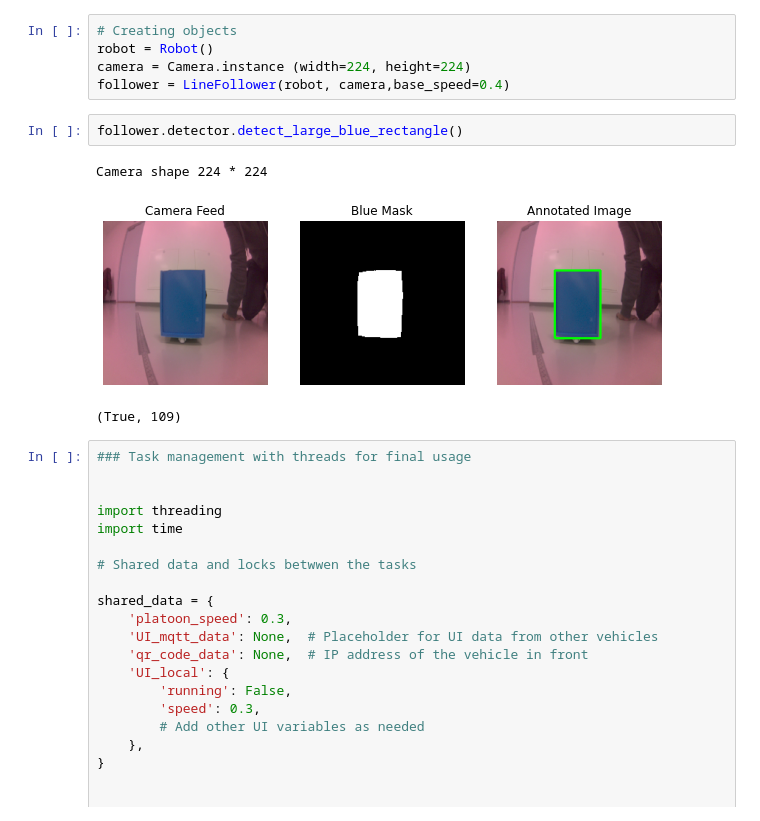
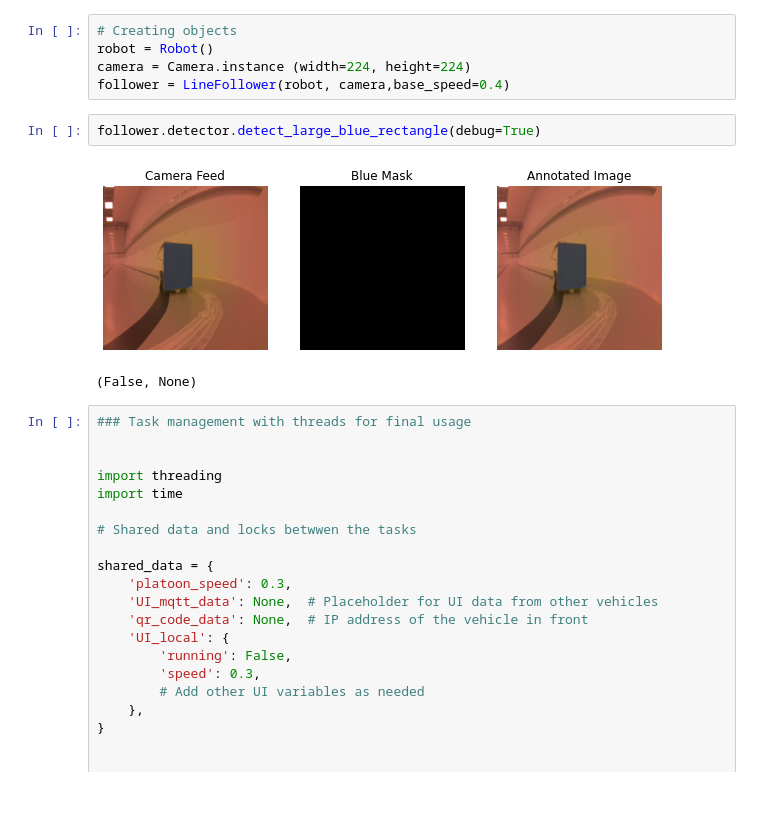
Before and after one commit to jrlundqv/jetbot-platoon, a Jupyter notebook: main_jetbot.ipynb, the cells around one changed output. Cells and saved outputs as stored; diff of their text form.

```diff
--- a/main_jetbot.ipynb
+++ b/main_jetbot.ipynb
@@ -33,11 +33,10 @@ robot = Robot()
 camera = Camera.instance (width=224, height=224)
 follower = LineFollower(robot, camera,base_speed=0.4)
 # %%
-follower.detector.detect_large_blue_rectangle()
+follower.detector.detect_large_blue_rectangle(debug=True)
 # %% [output]
+[figure, new version]
-Camera shape 224 * 224
+(False, None)
-[figure, old version]
-(True, 109)
 # %%
 ### Task management with threads for final usage
 
```
Also changed, not shown: parts of 1 cell of this notebook, 2 other files.
